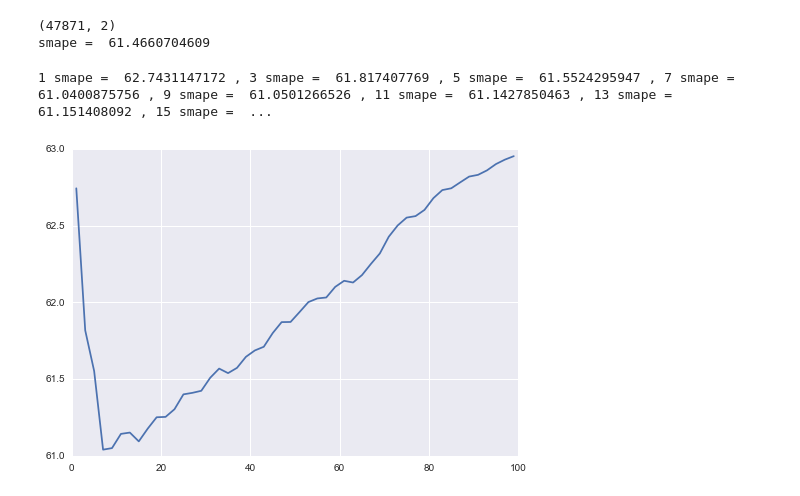
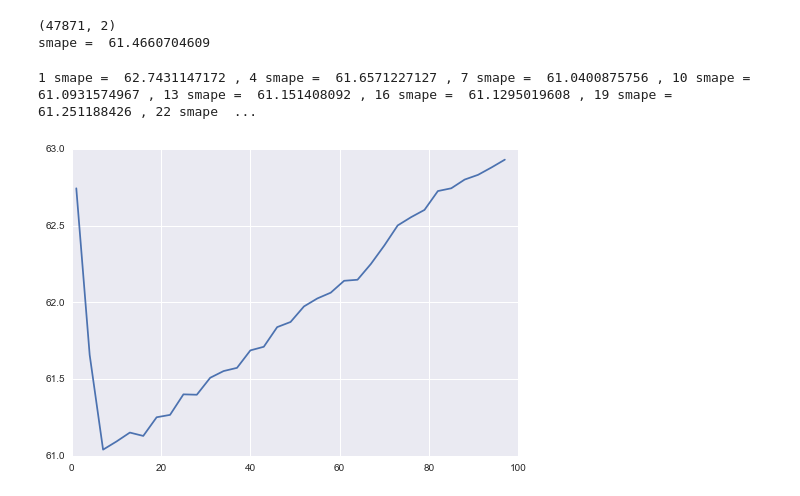
Before and after one commit to MatthewMcGonagle/KaggleWikiTraffic, a Jupyter notebook: AbsoluteWindowMeans.ipynb, the cells around one changed output. Drawn from its saved outputs; the diff is of its cells as text; code cells hidden in the pictures.

```diff
--- a/AbsoluteWindowMeans.ipynb
+++ b/AbsoluteWindowMeans.ipynb
@@ -253,39 +253,39 @@ smape =  61.4660704609
 windowSize = 101
 param = 30
 
-search = np.arange(1, 100, 2)
+search = np.arange(1, 100, 3)
 X_train_l = np.log(param + X_train)
 X_valid_l = np.log(param + X_valid)
 
 results = []
 for var in search:
 
     features_train = X_train_l.mean(axis = 1)
     window = X_train_l[:, -var:].mean(axis = 1, keepdims = True)
     newfeature0 = window - X_train_lm
     newfeature0 = np.concatenate((newfeature0, np.zeros(newfeature0.shape)), axis = -1)
     newfeature1 = np.amax(newfeature0, axis = 1)
     newfeature2 = np.amin(newfeature0, axis = 1)
     features_train = np.stack([features_train, newfeature1, newfeature2], axis = -1)
 
     features_valid = X_valid_l.mean(axis = 1)
     window = X_valid_l[:, -var:].mean(axis = 1, keepdims = True)
     newfeature0 = window - X_valid_lm
     newfeature0 = np.concatenate((newfeature0, np.zeros(newfeature0.shape)), axis = -1)
     newfeature1 = np.amax(newfeature0, axis = 1)
     newfeature2 = np.amin(newfeature0, axis = 1)
     features_valid = np.stack([features_valid, newfeature1, newfeature2], axis = -1)
 
     linear = LinearRegression()
     linear.fit(features_train, Y_train_l)
     Y_predict_l = linear.predict(features_valid)
     Y_predict = -param + np.exp(Y_predict_l)
     newsmape = smape(Y_predict + epsilon, Y_valid)
     print(var, 'smape = ', newsmape, ', ', end = '')
     results.append(newsmape)
 
 plt.plot(search, results)
 plt.show()
 # %% [output]
-1 smape =  62.7431147172 , 3 smape =  61.817407769 , 5 smape =  61.5524295947 , 7 smape =  61.0400875756 , 9 smape =  61.0501266526 , 11 smape =  61.1427850463 , 13 smape =  61.151408092 , 15 smape =  ...
+1 smape =  62.7431147172 , 4 smape =  61.6571227127 , 7 smape =  61.0400875756 , 10 smape =  61.0931574967 , 13 smape =  61.151408092 , 16 smape =  61.1295019608 , 19 smape =  61.251188426 , 22 smape  ...
-[figure, old version]
+[figure, new version]
```
Also changed, not shown: parts of 25 cells of this notebook.
